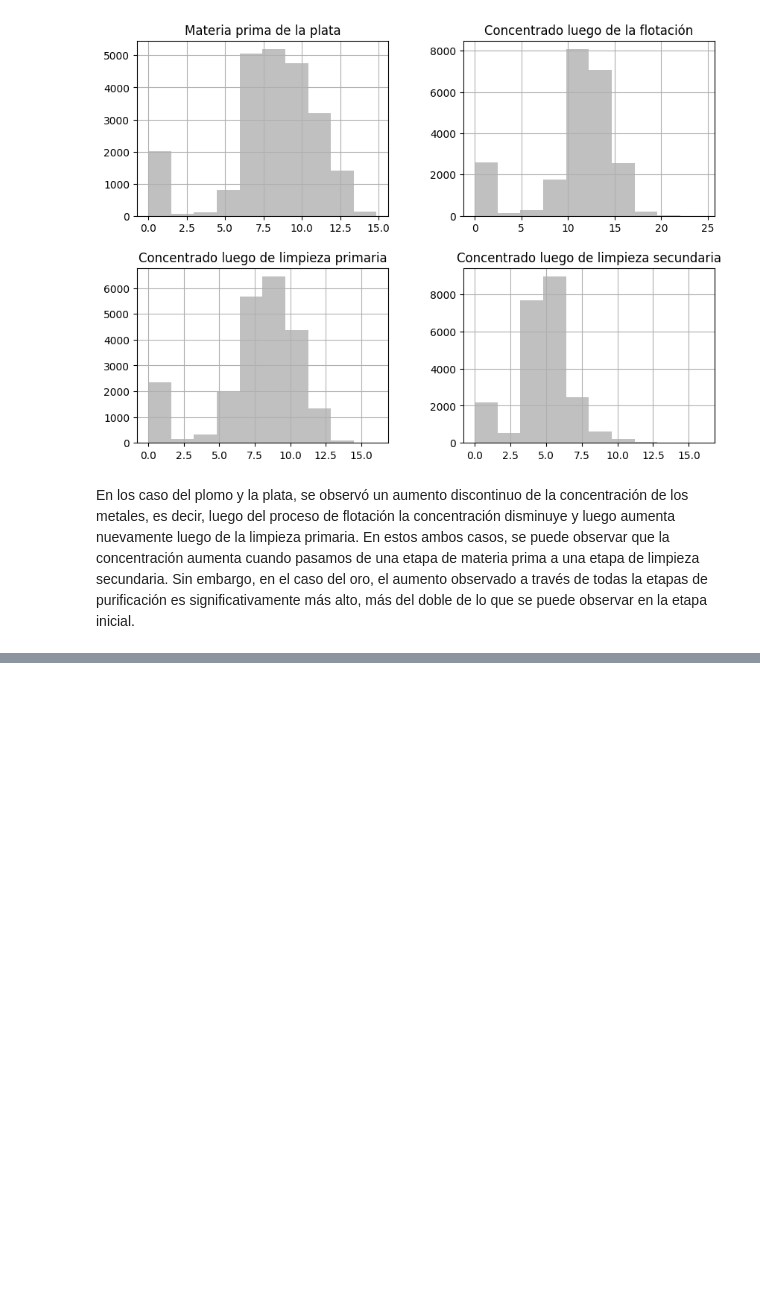
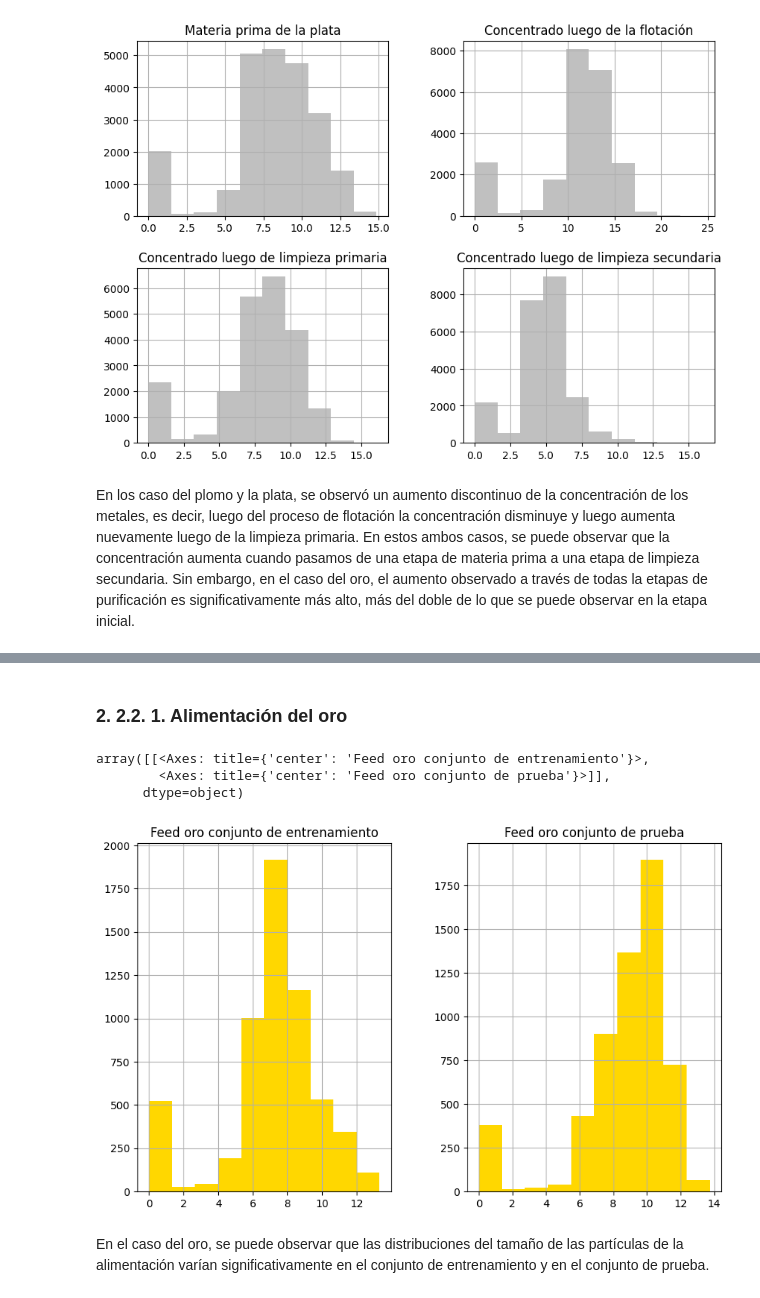
Before and after one commit to wh1tneyr/proyecto-tecnologico, a Jupyter notebook: gold.ipynb, the cells around one changed output, grey strips where cells are left out. Drawn from its saved outputs; the diff is of its cells as text; code cells hidden in the pictures; blank space fills up the shorter version.

Commit message:
analizando las variaciones de las partículas de la alimentacion en el oro

```diff
--- a/gold.ipynb
+++ b/gold.ipynb
@@ -414,0 +417,21 @@ En los caso del plomo y la plata, se observó un aumento discontinuo de la conce
+# %% [markdown]
+### 2.  2.2.  1. Alimentación del oro
+# %%
+#crear un dataframe con las partículas de alimentacion en conjunto de entrenamiento y prueba en oro
+feed_au_train_test = pd.DataFrame({
+    'Feed oro conjunto de entrenamiento': df_train['rougher.input.feed_au'],
+    'Feed oro conjunto de prueba': df_test['rougher.input.feed_au']
+})
+
+#eliminar datos ausentes en el nuevo dataframe
+feed_au_train_test = feed_au_train_test.dropna()
+
+#crear un histograma del dataframe
+feed_au_train_test.hist(color='gold', figsize= [10,6])
+# %% [output]
+array([[<Axes: title={'center': 'Feed oro conjunto de entrenamiento'}>,
+        <Axes: title={'center': 'Feed oro conjunto de prueba'}>]],
+      dtype=object)
+[figure, added]
+# %% [markdown]
+En el caso del oro, se puede observar que las distribuciones del tamaño de las partículas de la alimentación varían significativamente en el conjunto de entrenamiento y en el conjunto de prueba.
```
Also changed, not shown: parts of 3 cells of this notebook.
